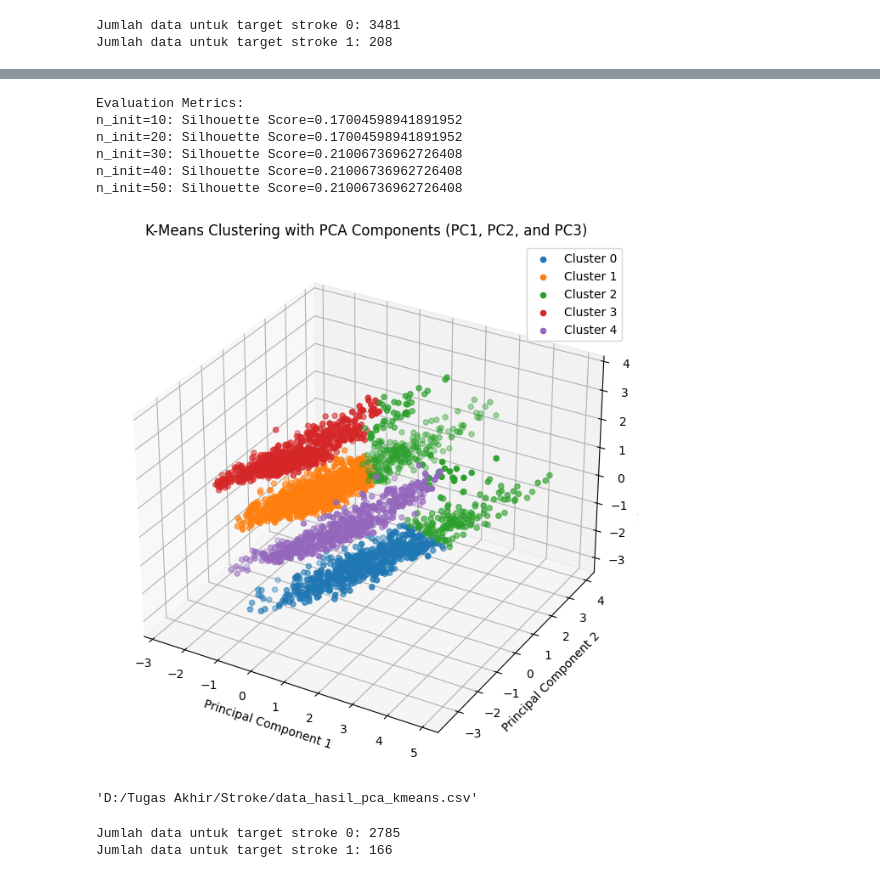
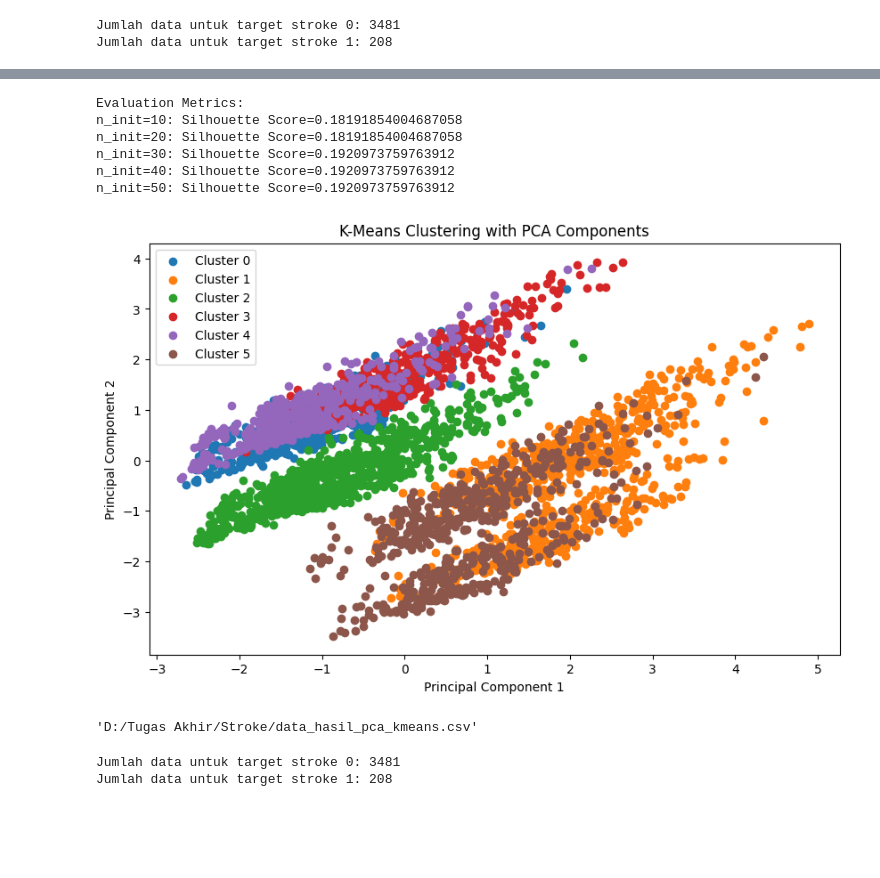
Before and after one commit to avillarafi45/TugasAkhirStrokePrediction, a Jupyter notebook: TugasAkhir.ipynb, the cells around one changed output, grey strips where cells are left out. Drawn from its saved outputs; the diff is of its cells as text; code cells hidden in the pictures; blank space fills up the shorter version.

Commit message:
FIX PCA KMEANSSS

```diff
--- a/TugasAkhir.ipynb
+++ b/TugasAkhir.ipynb
@@ -894,7 +893,7 @@ print(f"Jumlah kluster optimal (elbow): {kl.elbow}")
 Jumlah kluster optimal (elbow): 5
 # %%
 from sklearn import metrics
-n_clusters = 5
+n_clusters = 6
 
 # Range n_init yang akan diuji
 range_n_init = [10, 20, 30, 40, 50]
@@ -916,51 +915,49 @@ for n_init, score in evaluation_metrics.items():
     print(f"n_init={n_init}: Silhouette Score={score}")
 # %% [output]
 Evaluation Metrics:
-n_init=10: Silhouette Score=0.17004598941891952
-n_init=20: Silhouette Score=0.17004598941891952
-n_init=30: Silhouette Score=0.21006736962726408
-n_init=40: Silhouette Score=0.21006736962726408
-n_init=50: Silhouette Score=0.21006736962726408
+n_init=10: Silhouette Score=0.18191854004687058
+n_init=20: Silhouette Score=0.18191854004687058
+n_init=30: Silhouette Score=0.1920973759763912
+n_init=40: Silhouette Score=0.1920973759763912
+n_init=50: Silhouette Score=0.1920973759763912
 # %%
 # Bagian 2: K-Means
-# Pilih fitur hasil PCA (dalam contoh ini, ambil 12 komponen utama)
-X_pca_kmeans = df_pca_result[['PC1', 'PC2', 'PC3']].values
+# Pilih fitur hasil PCA (dalam contoh ini, ambil 13 komponen utama)
+X_pca = df_pca_result.drop('stroke', axis=1).values
 
 # Inisialisasi model K-Means dengan jumlah cluster yang diinginkan
-kmeans = KMeans(n_clusters=5, n_init=30, random_state=42)  # Sesuaikan n_clusters dan n_init sesuai kebutuhan
+kmeans = KMeans(n_clusters=6, n_init=30, random_state=42)
 
 # Menentukan label cluster untuk setiap data hasil PCA
-cluster_labels_kmeans = kmeans.fit_predict(X_pca_kmeans)
+cluster_labels = kmeans.fit_predict(X_pca)  # X_pca adalah hasil PCA
 
 # Menyatukan label klaster ke dalam dataset hasil PCA
-df_pca_result['Cluster_KMeans'] = cluster_labels_kmeans
+df_pca_result['Cluster'] = cluster_labels
 
 # Simpan hasil PCA+KMeans ke dalam file CSV
-result_csv_path_kmeans = 'data_hasil_pca_kmeans.csv'
-df_pca_result.to_csv(result_csv_path_kmeans, index=False)
+result_csv_path = 'data_hasil_pca_kmeans.csv'
+df_pca_result.to_csv(result_csv_path, index=False)
 
-# Visualisasi hasil klastering K-Means dalam 3D
-fig = plt.figure(figsize=(12, 8))
-ax = fig.add_subplot(111, projection='3d')
+# Visualisasi hasil klastering
+plt.figure(figsize=(10, 6))
 
 # Plot klaster
-for cluster in range(5):  # Sesuaikan dengan jumlah klaster yang diinginkan
-    cluster_data = df_pca_result[df_pca_result["Cluster_KMeans"] == cluster]
-    ax.scatter(cluster_data["PC1"], cluster_data["PC2"], cluster_data["PC3"], label=f'Cluster {cluster}')
+for cluster in range(6):  # Sesuaikan dengan jumlah klaster yang diinginkan
+    cluster_data = df_pca_result[df_pca_result["Cluster"] == cluster]
+    plt.scatter(cluster_data["PC1"], cluster_data["PC2"], label=f'Cluster {cluster}')
 
 # Tambahkan label dan judul
-ax.set_xlabel('Principal Component 1')
-ax.set_ylabel('Principal Component 2')
-ax.set_zlabel('Principal Component 3')
-plt.title('K-Means Clustering with PCA Components (PC1, PC2, and PC3)')
+plt.title('K-Means Clustering with PCA Components')
+plt.xlabel('Principal Component 1')
+plt.ylabel('Principal Component 2')
 plt.legend()
 plt.show()
 
 # Copy file CSV hasil PCA+KMeans ke lokasi yang diinginkan
-destination_path_kmeans = 'D:/Tugas Akhir/Stroke/data_hasil_pca_kmeans.csv'
-shutil.copy(result_csv_path_kmeans, destination_path_kmeans)
+destination_path = 'D:/Tugas Akhir/Stroke/data_hasil_pca_kmeans.csv'
+shutil.copy(result_csv_path, destination_path)
 # %% [output]
-[figure, old version]
+[figure, new version]
 'D:/Tugas Akhir/Stroke/data_hasil_pca_kmeans.csv'
 # %%
 # Hitung jumlah data untuk target stroke 0 dan 1 setelah klastering
@@ -970,8 +967,8 @@ class_counts_kmeans = df_pca_result['stroke'].value_counts()
 print(f'Jumlah data untuk target stroke 0: {class_counts_kmeans[0]}')
 print(f'Jumlah data untuk target stroke 1: {class_counts_kmeans[1]}')
 # %% [output]
-Jumlah data untuk target stroke 0: 2785
-Jumlah data untuk target stroke 1: 166
+Jumlah data untuk target stroke 0: 3481
+Jumlah data untuk target stroke 1: 208
 # %%
 df_pca_result
 # %% [output]
```
Also changed, not shown: parts of 13 cells of this notebook, 5 other files.
